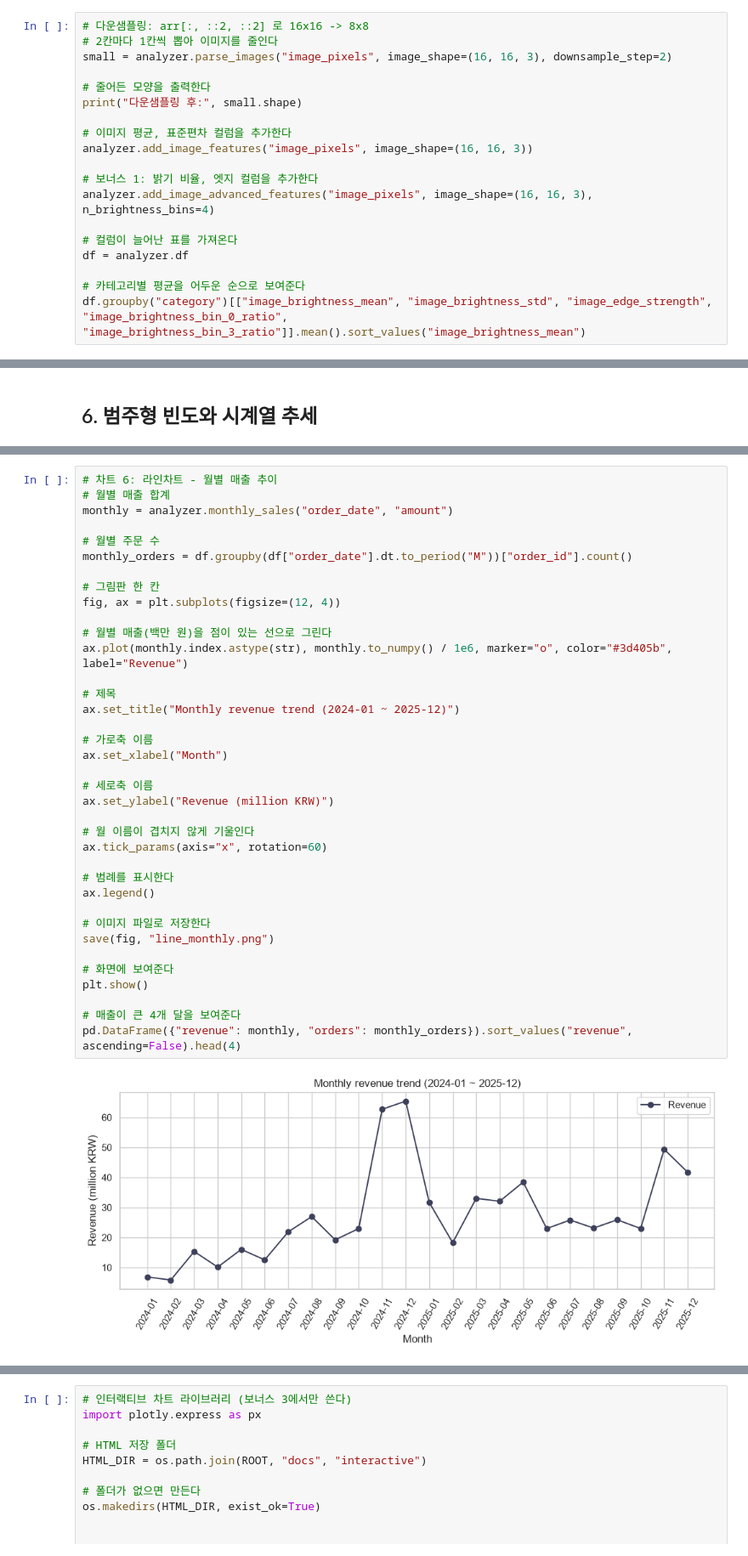
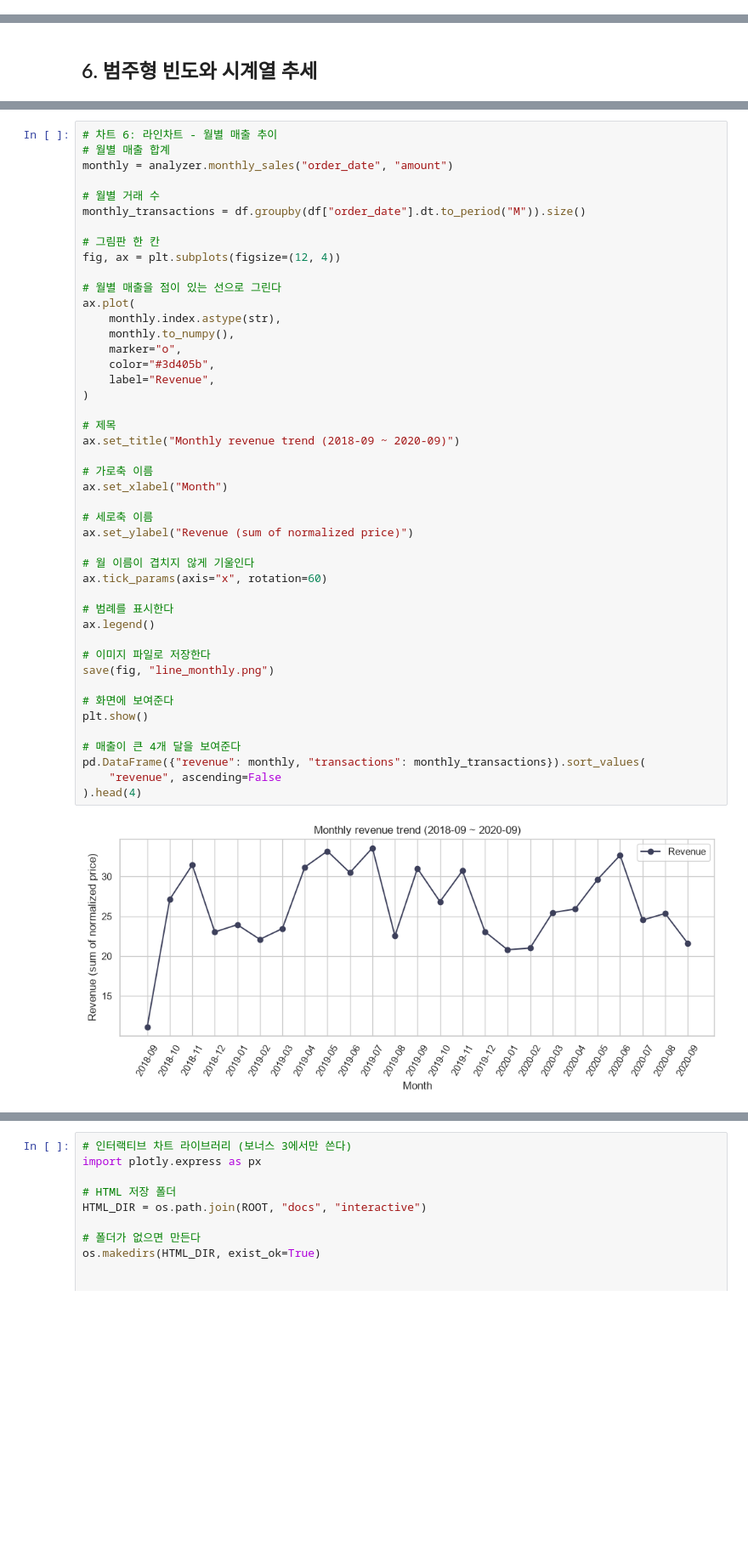
Before and after one commit to 0802222/Codyssey-A1-1-RFM, a Jupyter notebook: notebooks/analysis_report.ipynb, the cells around one changed output, grey strips where cells are left out. Shown at 85% size. Drawn from its saved outputs; the diff is of its cells as text; blank space fills up the shorter version.

```diff
--- a/notebooks/analysis_report.ipynb
+++ b/notebooks/analysis_report.ipynb
@@ -322,19 +395,0 @@ print(f"반복문 {loop_time * 1000:.2f}ms, 벡터 연산 {vec_time * 1000:.2f}m
-# %%
-# 다운샘플링: arr[:, ::2, ::2] 로 16x16 -> 8x8
-# 2칸마다 1칸씩 뽑아 이미지를 줄인다
-small = analyzer.parse_images("image_pixels", image_shape=(16, 16, 3), downsample_step=2)
-
-# 줄어든 모양을 출력한다
-print("다운샘플링 후:", small.shape)
-
-# 이미지 평균, 표준편차 컬럼을 추가한다
-analyzer.add_image_features("image_pixels", image_shape=(16, 16, 3))
-
-# 보너스 1: 밝기 비율, 엣지 컬럼을 추가한다
-analyzer.add_image_advanced_features("image_pixels", image_shape=(16, 16, 3), n_brightness_bins=4)
-
-# 컬럼이 늘어난 표를 가져온다
-df = analyzer.df
-
-# 카테고리별 평균을 어두운 순으로 보여준다
-df.groupby("category")[["image_brightness_mean", "image_brightness_std", "image_edge_strength", "image_brightness_bin_0_ratio", "image_brightness_bin_3_ratio"]].mean().sort_values("image_brightness_mean")
@@ -753,38 +896,46 @@ cat_stats
 # 차트 6: 라인차트 - 월별 매출 추이
 # 월별 매출 합계
 monthly = analyzer.monthly_sales("order_date", "amount")
 
-# 월별 주문 수
-monthly_orders = df.groupby(df["order_date"].dt.to_period("M"))["order_id"].count()
+# 월별 거래 수
+monthly_transactions = df.groupby(df["order_date"].dt.to_period("M")).size()
 
 # 그림판 한 칸
 fig, ax = plt.subplots(figsize=(12, 4))
 
-# 월별 매출(백만 원)을 점이 있는 선으로 그린다
-ax.plot(monthly.index.astype(str), monthly.to_numpy() / 1e6, marker="o", color="#3d405b", label="Revenue")
+# 월별 매출을 점이 있는 선으로 그린다
+ax.plot(
+    monthly.index.astype(str),
+    monthly.to_numpy(),
+    marker="o",
+    color="#3d405b",
+    label="Revenue",
+)
 
 # 제목
-ax.set_title("Monthly revenue trend (2024-01 ~ 2025-12)")
+ax.set_title("Monthly revenue trend (2018-09 ~ 2020-09)")
 
 # 가로축 이름
 ax.set_xlabel("Month")
 
 # 세로축 이름
-ax.set_ylabel("Revenue (million KRW)")
+ax.set_ylabel("Revenue (sum of normalized price)")
 
 # 월 이름이 겹치지 않게 기울인다
 ax.tick_params(axis="x", rotation=60)
 
 # 범례를 표시한다
 ax.legend()
 
 # 이미지 파일로 저장한다
 save(fig, "line_monthly.png")
 
 # 화면에 보여준다
 plt.show()
 
 # 매출이 큰 4개 달을 보여준다
-pd.DataFrame({"revenue": monthly, "orders": monthly_orders}).sort_values("revenue", ascending=False).head(4)
+pd.DataFrame({"revenue": monthly, "transactions": monthly_transactions}).sort_values(
+    "revenue", ascending=False
+).head(4)
 # %% [output]
-[figure, old version]
+[figure, new version]
```
Also changed, not shown: parts of 103 cells of this notebook, 31 other files.
